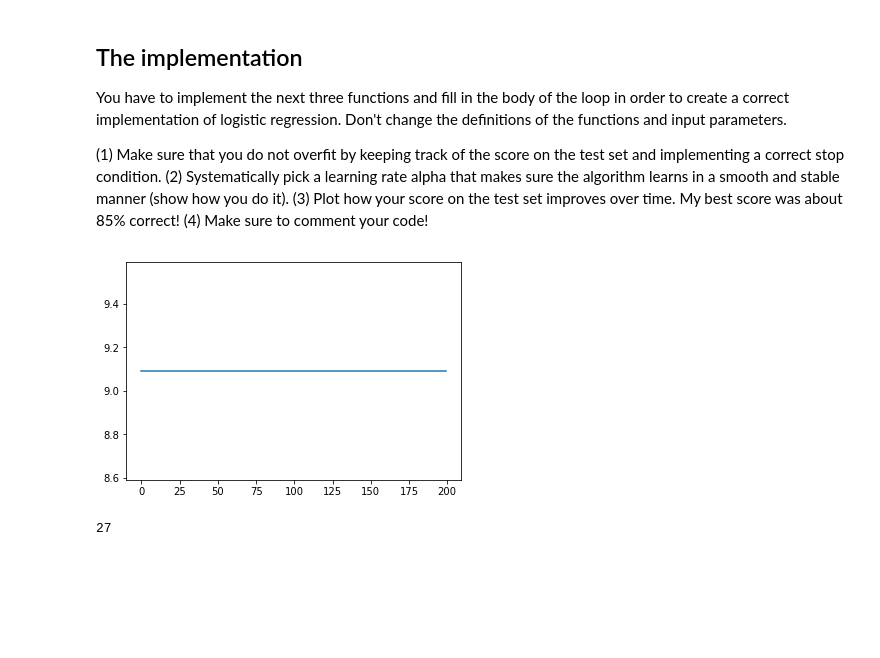
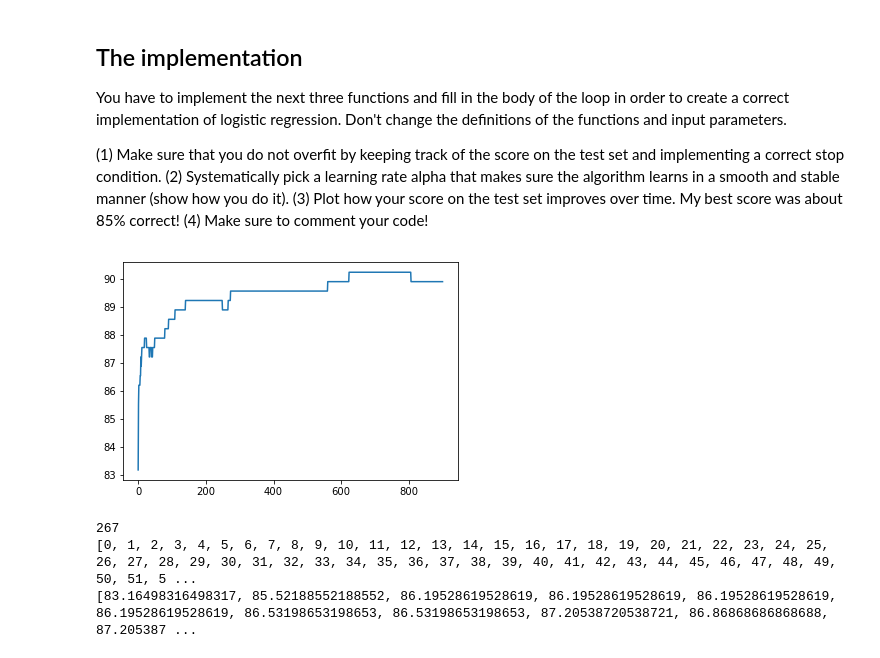
Before and after one commit to katherinabouman/MachineLearning2017, a Jupyter notebook: Assignment_1/ML_Ass1.ipynb, the cells around one changed output. Drawn from its saved outputs; the diff is of its cells as text; code cells hidden in the pictures; blank space fills up the shorter version.

```diff
--- a/Assignment_1/ML_Ass1.ipynb
+++ b/Assignment_1/ML_Ass1.ipynb
@@ -87,11 +87,11 @@ def compute_gradient(x_predict, y, x):
     m = len(x)
     dtheta = (outer((x_predict - y),x))/m
 
-    return dtheta
+    return dtheta.T
 # %%
 #Choose a suitable learning rate
-alpha = 0.05
-iterations = 200
+alpha = 0.001
+iterations = 900
 theta = np.zeros((64,10))
 
 #Choose a suitable stopcondition
@@ -105,60 +105,58 @@ x_test = np.reshape(digits.images[1500:],(297,64))
 target = digits.target[:1500]
 target_test = digits.target[1500:]
 
-
-cost = 10
-
 performance_array = []
-
+total_cost = []
 
 # Now we put everything together
 for i in range(iterations):
     for j in range(x.shape[0]):
-        while cost > stopcondition:
+        # Use the hypothesis function to create an predicted x
+        x_predict = prediction_function(x[j,:],theta)
 
-            # Use the hypothesis function to create an predicted x
-            x_predict = prediction_function(x[j,:].T,theta)
+        # First we need a vector with only zeros, next we can set the right class equal to 1
+        y = np.zeros(10)
+        y[target[j]] = 1
 
-            # First we need a vector with only zeros, next we can set the right class equal to 1
-            y = np.zeros(10)
-            y[target[j]] = 1
+        cost = cost_function(x_predict,y)
+        # Make list of the cost at each iteration, then you can see how it changes
+        total_cost.append(cost)
 
-            cost = cost_function(x_predict,y)
+        # Gradient descent
+        gradient_value = compute_gradient(x_predict, y, x[j,:])
 
-            # To be able to mutliply the vectors we need to reshape them into the right form
-            y_reshape = np.reshape(y, (10,1))
-            x_new = x[j,:]
-            x_reshape = np.reshape(x_new, (1,64))
-            x_predict = np.reshape(x_predict, (10,1))
+        #for a in range(alpha):
+        # Update theta's using the gradient descent and the learning rate
+        theta -= alpha *gradient_value
 
-            # Gradient descent
-            gradient_value = compute_gradient(x_predict, y_reshape, x_reshape)
-
-            # Update theta's using the gradient descent and the learning rate
-            theta -= (alpha *gradient_value).T
 
     # Now we need to keep track of how our algorithm is inproving by learning and whether it is improving it's score.
     score = 0
     for j in range(x_test.shape[0]):
     # We use the test set as our input for x
-        x_predict = prediction_function(x_test[j,:].T, theta)
+        x_predict = prediction_function(x_test[j,:].T, theta) #theta_function
     # And then compare if the values are equal to the (correct) ones in the target set
         if argmax(x_predict) == target_test[j]:
-            # If algorithm fidns the correct x, add one to your score of correct predictions
+        # If algorithm finds the correct x, add one to your score of correct predictions
             score += 1
-            # Now get your score in percentage (out of the whole test set what percentage did you guess right)
+    # Now get your score in percentage (out of the whole test set what percentage did you guess right)
     performance = (score / x_test.shape[0])*100
     performance_array.append(performance)
+
 
 # Use the number of iterations as the x array for your plot
 x_Array = range(iterations)
 
 # Now plot the percentage of correctly guessed images against the number of iterations.
 plt.plot(x_Array, performance_array)
 plt.show()
 
 #Keep track of your final score:
 print score
+print x_Array
+print performance_array
 # %% [output]
-[figure, old version]
+[figure, new version]
-27
+267
+[0, 1, 2, 3, 4, 5, 6, 7, 8, 9, 10, 11, 12, 13, 14, 15, 16, 17, 18, 19, 20, 21, 22, 23, 24, 25, 26, 27, 28, 29, 30, 31, 32, 33, 34, 35, 36, 37, 38, 39, 40, 41, 42, 43, 44, 45, 46, 47, 48, 49, 50, 51, 5 ...
+[83.16498316498317, 85.52188552188552, 86.19528619528619, 86.19528619528619, 86.19528619528619, 86.19528619528619, 86.53198653198653, 86.53198653198653, 87.20538720538721, 86.86868686868688, 87.205387 ...
```
Also changed, not shown: 1 other file.
